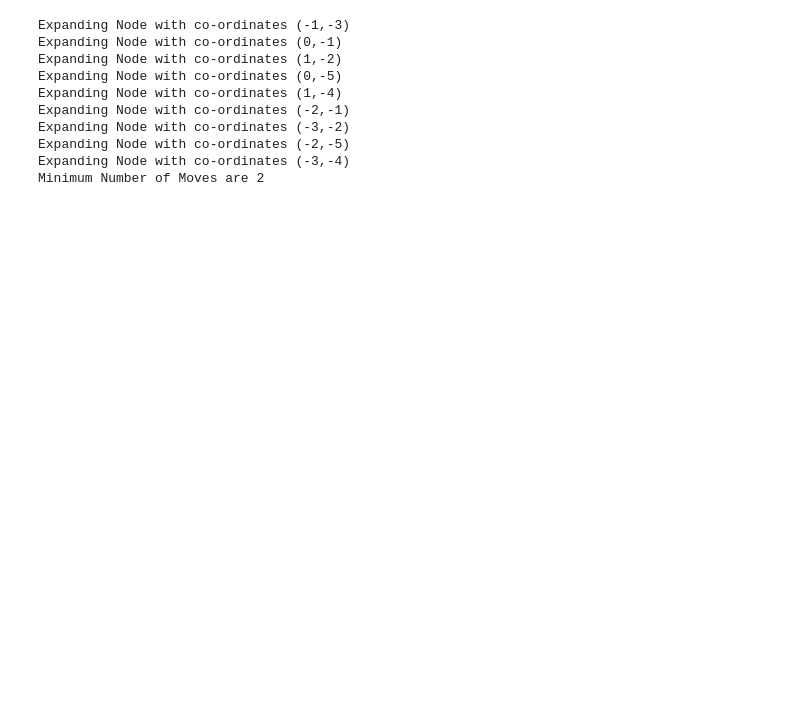
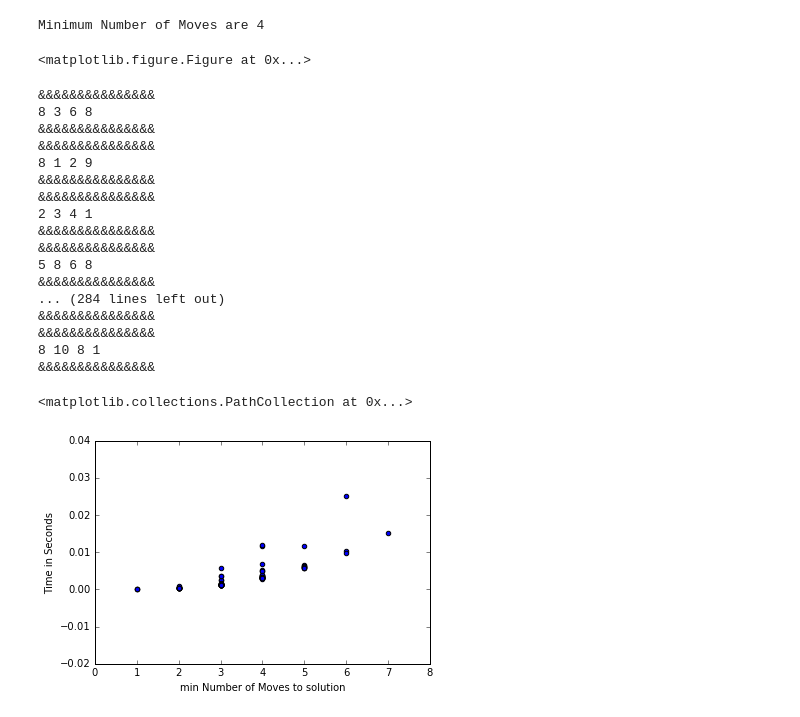
Before and after one commit to danielsamfdo/CS683, a Jupyter notebook: HW1/HW1 - Horse.ipynb, the cells around one changed output. Saved outputs shown, nothing was run; the diff lists cells and outputs as text; code cells hidden in the pictures; blank space fills up the shorter version.

```diff
--- a/HW1/HW1 - Horse.ipynb
+++ b/HW1/HW1 - Horse.ipynb
@@ -86,14 +125,69 @@ def solveAstar(start_x, start_y, final_x, final_y):
 # %%
-minMoves = solveAstar(-1, -3, 1, 1)
-print "Minimum Number of Moves are %d" %(minMoves)
+minNode, noOfNodesExpanded = solveAstar(-1, -1, 3, 3)
+print "Minimum Number of Moves are %d" %(minNode.g_cost)
 # %% [output]
-Expanding Node with co-ordinates (-1,-3)
-Expanding Node with co-ordinates (0,-1)
-Expanding Node with co-ordinates (1,-2)
-Expanding Node with co-ordinates (0,-5)
-Expanding Node with co-ordinates (1,-4)
-Expanding Node with co-ordinates (-2,-1)
-Expanding Node with co-ordinates (-3,-2)
-Expanding Node with co-ordinates (-2,-5)
-Expanding Node with co-ordinates (-3,-4)
-Minimum Number of Moves are 2
+Minimum Number of Moves are 4
+# %%
+# make up some data
+x = [datetime.datetime.now() + datetime.timedelta(hours=i) for i in range(12)]
+y = [i+random.gauss(0,1) for i,_ in enumerate(x)]
+import timeit
+
+# code you want to evaluate
+
+# beautify the x-labels
+plt.gcf().autofmt_xdate()
+
+plt.show()
+xMinMoves = []
+y = []
+xNodesExpanded = []
+def generateRandomStartFinalPositions(startRange,endRange):
+    start_x = random.randint(startRange, endRange)
+    start_y = random.randint(startRange, endRange)
+    final_x = random.randint(startRange, endRange)
+    final_y = random.randint(startRange, endRange)
+    if(start_x == final_x and start_y == final_y):
+        return generateRandomStartFinalPositions(startRange,endRange)
+    else:
+        return start_x, start_y, final_x, final_y
+
+for i in range(0,100):
+    startRange = 1
+    endRange = 10
+    start_x, start_y, final_x, final_y = generateRandomStartFinalPositions(startRange,endRange)
+    start_time = timeit.default_timer()
+    print "&&&&&&&&&&&&&&&"
+    print start_x, start_y, final_x, final_y
+    print "&&&&&&&&&&&&&&&"
+    minNode, noOfNodesExpanded = solveAstar(start_x, start_y, final_x, final_y)
+    elapsed = timeit.default_timer() - start_time
+    xMinMoves.append(minNode.g_cost)
+    xNodesExpanded.append(noOfNodesExpanded)
+    y.append(elapsed)
+
+# plot
+plt.xlabel('min Number of Moves to solution')
+plt.ylabel('Time in Seconds')
+plt.scatter(xMinMoves,y)
+# %% [output]
+<matplotlib.figure.Figure at 0x...>
+&&&&&&&&&&&&&&&
+8 3 6 8
+&&&&&&&&&&&&&&&
+&&&&&&&&&&&&&&&
+8 1 2 9
+&&&&&&&&&&&&&&&
+&&&&&&&&&&&&&&&
+2 3 4 1
+&&&&&&&&&&&&&&&
+&&&&&&&&&&&&&&&
+5 8 6 8
+&&&&&&&&&&&&&&&
+... (284 lines left out)
+&&&&&&&&&&&&&&&
+&&&&&&&&&&&&&&&
+8 10 8 1
+&&&&&&&&&&&&&&&
+<matplotlib.collections.PathCollection at 0x...>
+[figure, added]
```
Also changed, not shown: parts of 3 cells of this notebook, 1 other file.
